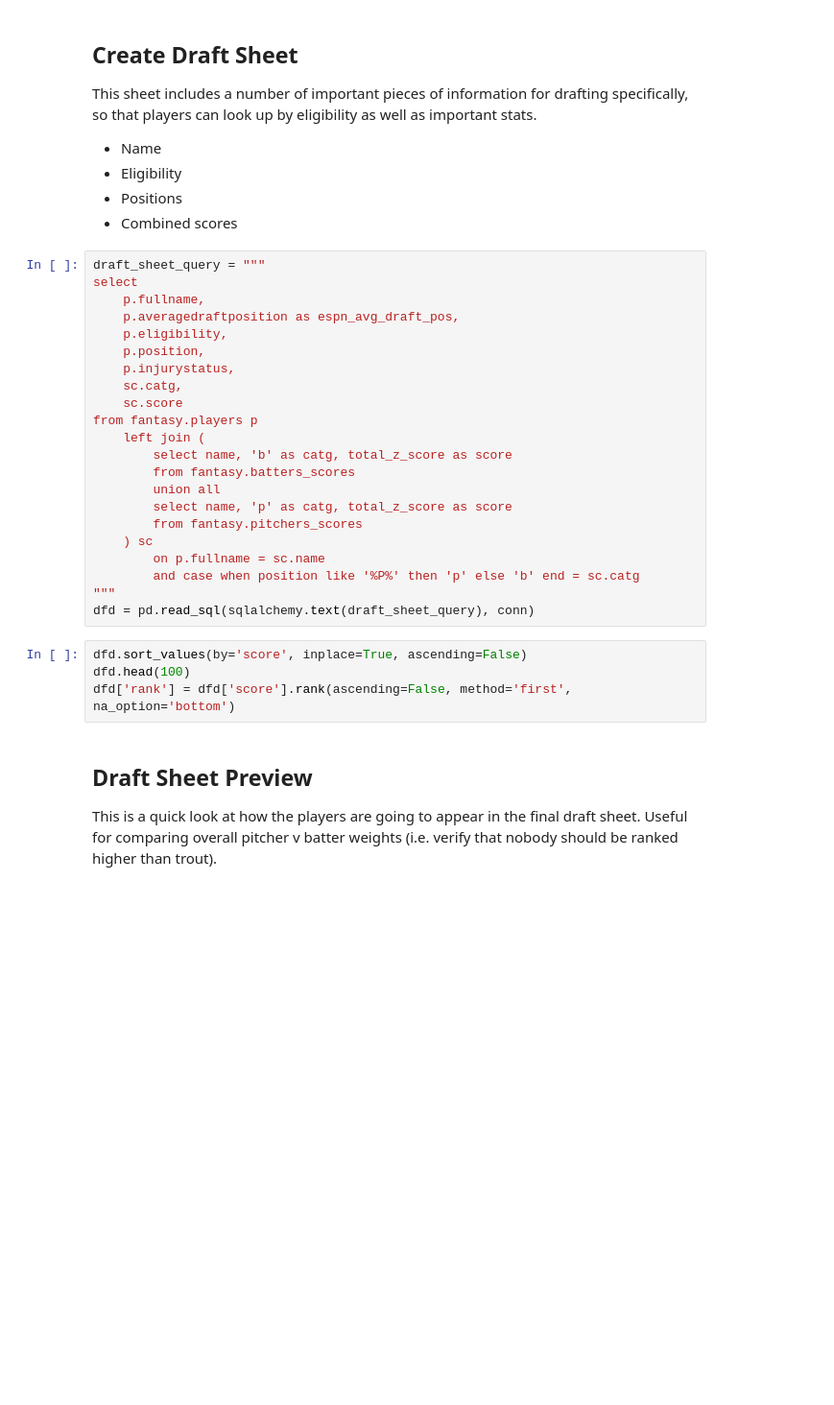
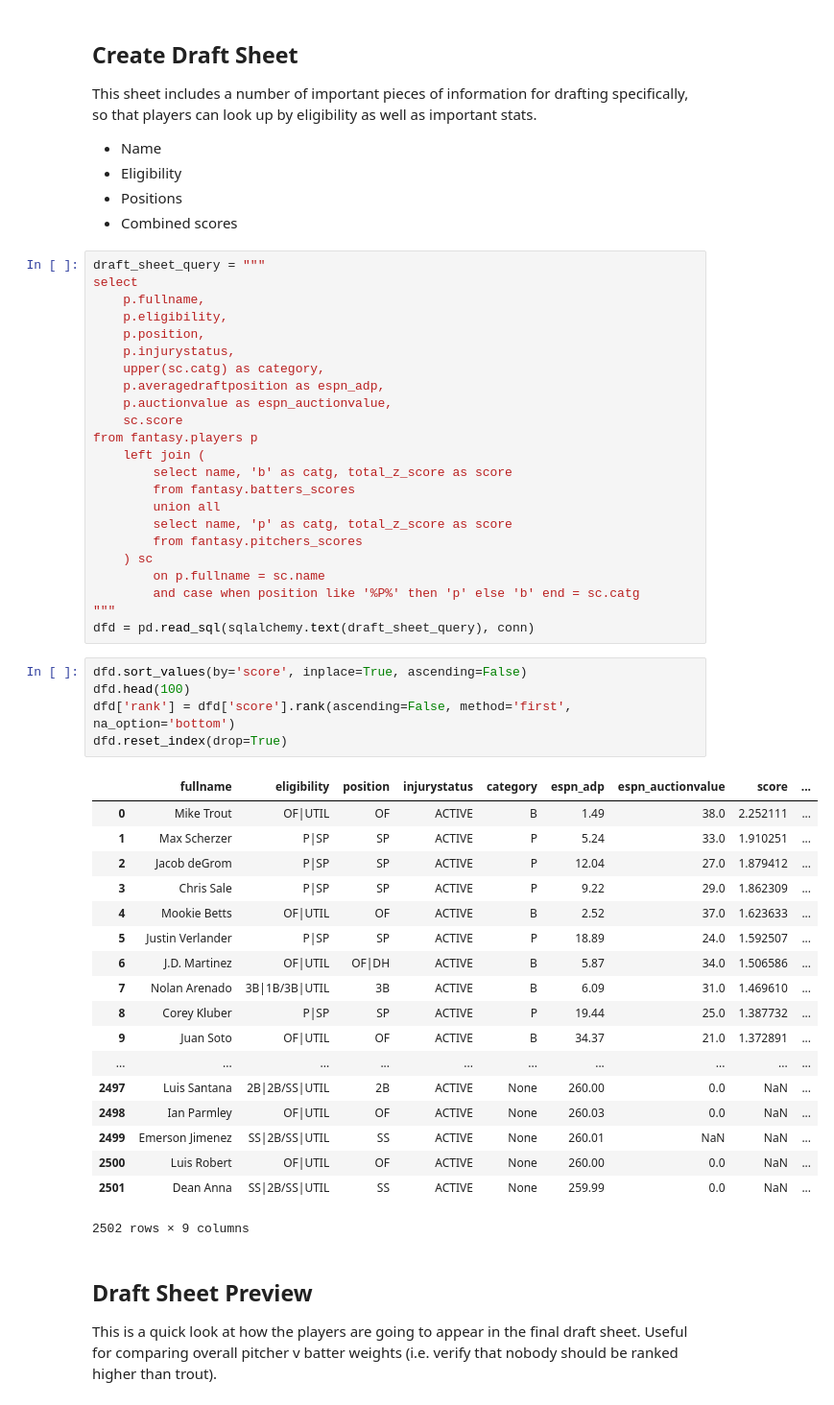
Before and after one commit to zmsy/notebooks, a Jupyter notebook: Player Z-scores.ipynb, the cells around one changed output. Shown: that part at 96% size. Saved outputs shown, nothing was run; the diff lists cells and outputs as text; blank space fills up the shorter version.

```diff
--- a/Player Z-scores.ipynb
+++ b/Player Z-scores.ipynb
@@ -199,29 +229,50 @@ This sheet includes a number of important pieces of information for drafting spe
 # %%
 draft_sheet_query = """
 select
-	p.fullname,
-	p.averagedraftposition as espn_avg_draft_pos,
-	p.eligibility,
-	p.position,
-	p.injurystatus,
-	sc.catg,
-	sc.score
+    p.fullname,
+    p.eligibility,
+    p.position,
+    p.injurystatus,
+    upper(sc.catg) as category,
+    p.averagedraftposition as espn_adp,
+    p.auctionvalue as espn_auctionvalue,
+    sc.score
 from fantasy.players p
-	left join (
-		select name, 'b' as catg, total_z_score as score
-		from fantasy.batters_scores
-		union all
-		select name, 'p' as catg, total_z_score as score
-		from fantasy.pitchers_scores
-	) sc
-		on p.fullname = sc.name
-		and case when position like '%P%' then 'p' else 'b' end = sc.catg
+    left join (
+        select name, 'b' as catg, total_z_score as score
+        from fantasy.batters_scores
+        union all
+        select name, 'p' as catg, total_z_score as score
+        from fantasy.pitchers_scores
+    ) sc
+        on p.fullname = sc.name
+        and case when position like '%P%' then 'p' else 'b' end = sc.catg
 """
 dfd = pd.read_sql(sqlalchemy.text(draft_sheet_query), conn)
 # %%
 dfd.sort_values(by='score', inplace=True, ascending=False)
 dfd.head(100)
 dfd['rank'] = dfd['score'].rank(ascending=False, method='first', na_option='bottom')
+dfd.reset_index(drop=True)
+# %% [output]
+|  | fullname | eligibility | position | injurystatus | category | espn_adp | espn_auctionvalue | score | ... |
+| 0 | Mike Trout | OF|UTIL | OF | ACTIVE | B | 1.49 | 38.0 | 2.252111 | ... |
+| 1 | Max Scherzer | P|SP | SP | ACTIVE | P | 5.24 | 33.0 | 1.910251 | ... |
+| 2 | Jacob deGrom | P|SP | SP | ACTIVE | P | 12.04 | 27.0 | 1.879412 | ... |
+| 3 | Chris Sale | P|SP | SP | ACTIVE | P | 9.22 | 29.0 | 1.862309 | ... |
+| 4 | Mookie Betts | OF|UTIL | OF | ACTIVE | B | 2.52 | 37.0 | 1.623633 | ... |
+| 5 | Justin Verlander | P|SP | SP | ACTIVE | P | 18.89 | 24.0 | 1.592507 | ... |
+| 6 | J.D. Martinez | OF|UTIL | OF|DH | ACTIVE | B | 5.87 | 34.0 | 1.506586 | ... |
+| 7 | Nolan Arenado | 3B|1B/3B|UTIL | 3B | ACTIVE | B | 6.09 | 31.0 | 1.469610 | ... |
+| 8 | Corey Kluber | P|SP | SP | ACTIVE | P | 19.44 | 25.0 | 1.387732 | ... |
+| 9 | Juan Soto | OF|UTIL | OF | ACTIVE | B | 34.37 | 21.0 | 1.372891 | ... |
+| ... | ... | ... | ... | ... | ... | ... | ... | ... | ... |
+| 2497 | Luis Santana | 2B|2B/SS|UTIL | 2B | ACTIVE | None | 260.00 | 0.0 | NaN | ... |
+| 2498 | Ian Parmley | OF|UTIL | OF | ACTIVE | None | 260.03 | 0.0 | NaN | ... |
+| 2499 | Emerson Jimenez | SS|2B/SS|UTIL | SS | ACTIVE | None | 260.01 | NaN | NaN | ... |
+| 2500 | Luis Robert | OF|UTIL | OF | ACTIVE | None | 260.00 | 0.0 | NaN | ... |
+| 2501 | Dean Anna | SS|2B/SS|UTIL | SS | ACTIVE | None | 259.99 | 0.0 | NaN | ... |
+2502 rows × 9 columns
 # %% [markdown]
 ## Draft Sheet Preview
 
```
Also changed, not shown: parts of 14 cells of this notebook, 1 other file.
